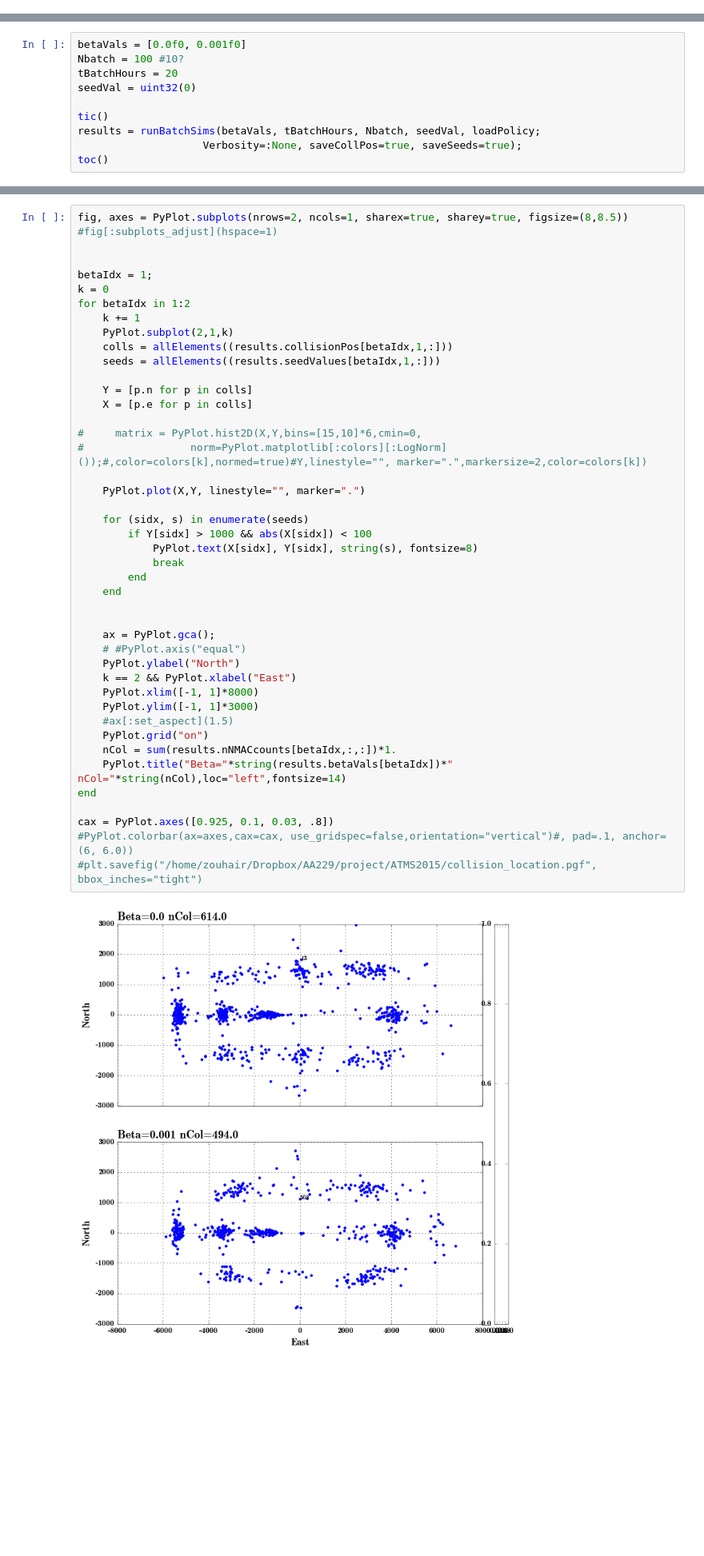
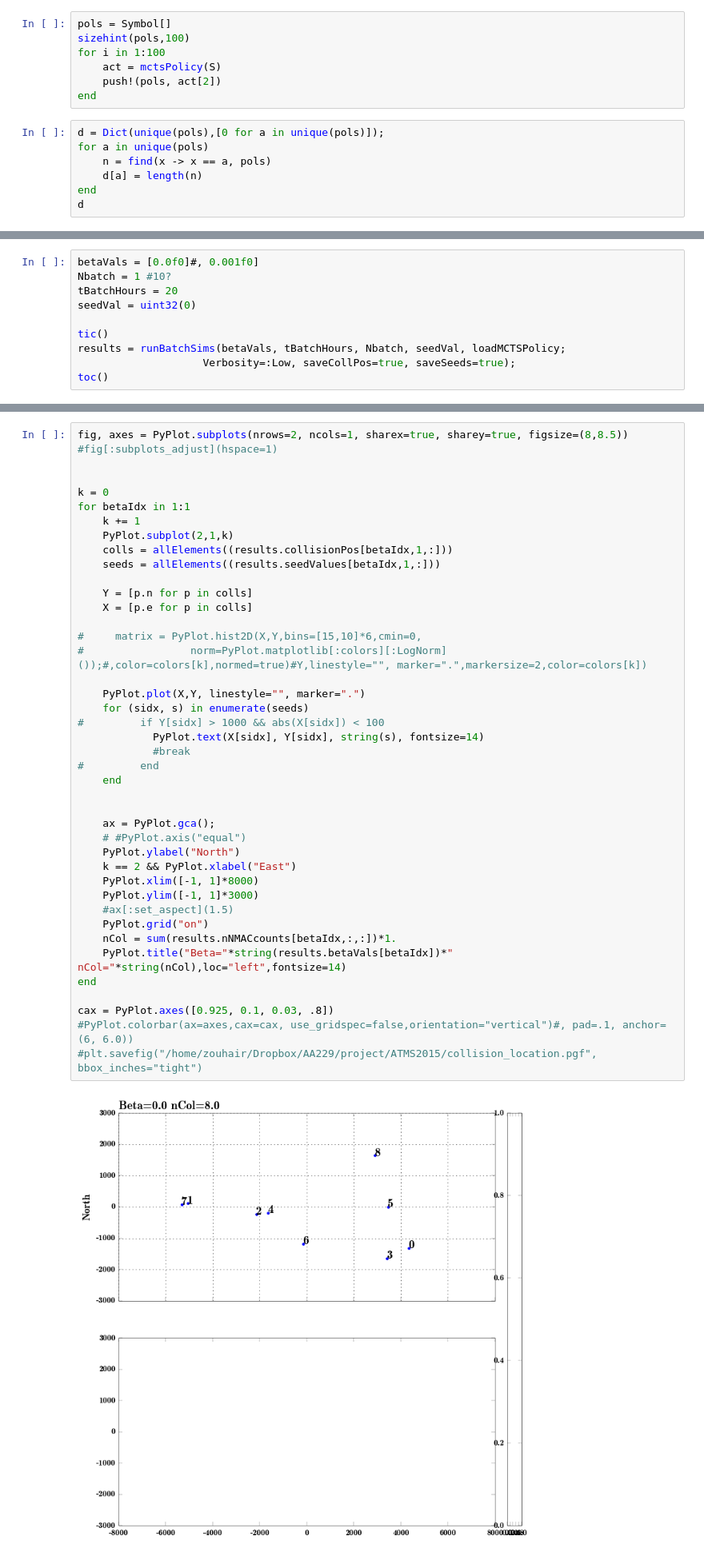
Before and after one commit to sisl/autoATC, a Jupyter notebook: 3dsim.ipynb, the cells around one changed output, grey strips where cells are left out. Shown at 80% size. Cells and saved outputs as stored; diff of their text form; blank space fills up the shorter version.

```diff
--- a/3dsim.ipynb
+++ b/3dsim.ipynb
@@ -38,0 +71,14 @@ elapsed time: 1.488341614 seconds (166887032 bytes allocated)
+# %%
+pols = Symbol[]
+sizehint(pols,100)
+for i in 1:100
+    act = mctsPolicy(S)
+    push!(pols, act[2])
+end
+# %%
+d = Dict(unique(pols),[0 for a in unique(pols)]);
+for a in unique(pols)
+    n = find(x -> x == a, pols)
+    d[a] = length(n)
+end
+d
@@ -65,11 +227,11 @@ length(aircraftList[1].sLocHist)
 # %%
-betaVals = [0.0f0, 0.001f0]
-Nbatch = 100 #10?
+betaVals = [0.0f0]#, 0.001f0]
+Nbatch = 1 #10?
 tBatchHours = 20
 seedVal = uint32(0)
 
 tic()
-results = runBatchSims(betaVals, tBatchHours, Nbatch, seedVal, loadPolicy;
-                    Verbosity=:None, saveCollPos=true, saveSeeds=true);
+results = runBatchSims(betaVals, tBatchHours, Nbatch, seedVal, loadMCTSPolicy;
+                    Verbosity=:Low, saveCollPos=true, saveSeeds=true);
 toc()
 # %% [output]
@@ -148,47 +285,45 @@ fig, axes = PyPlot.subplots(nrows=2, ncols=1, sharex=true, sharey=true, figsize=
 #fig[:subplots_adjust](hspace=1)
 
 
-betaIdx = 1;
 k = 0
-for betaIdx in 1:2
+for betaIdx in 1:1
     k += 1
     PyPlot.subplot(2,1,k)
     colls = allElements((results.collisionPos[betaIdx,1,:]))
     seeds = allElements((results.seedValues[betaIdx,1,:]))
 
     Y = [p.n for p in colls]
     X = [p.e for p in colls]
 
 #     matrix = PyPlot.hist2D(X,Y,bins=[15,10]*6,cmin=0,
 #                 norm=PyPlot.matplotlib[:colors][:LogNorm]());#,color=colors[k],normed=true)#Y,linestyle="", marker=".",markersize=2,color=colors[k])
 
     PyPlot.plot(X,Y, linestyle="", marker=".")
-
     for (sidx, s) in enumerate(seeds)
-        if Y[sidx] > 1000 && abs(X[sidx]) < 100
-            PyPlot.text(X[sidx], Y[sidx], string(s), fontsize=8)
-            break
-        end
+#         if Y[sidx] > 1000 && abs(X[sidx]) < 100
+            PyPlot.text(X[sidx], Y[sidx], string(s), fontsize=14)
+            #break
+#         end
     end
 
 
     ax = PyPlot.gca();
     # #PyPlot.axis("equal")
     PyPlot.ylabel("North")
     k == 2 && PyPlot.xlabel("East")
     PyPlot.xlim([-1, 1]*8000)
     PyPlot.ylim([-1, 1]*3000)
     #ax[:set_aspect](1.5)
     PyPlot.grid("on")
     nCol = sum(results.nNMACcounts[betaIdx,:,:])*1.
     PyPlot.title("Beta="*string(results.betaVals[betaIdx])*" nCol="*string(nCol),loc="left",fontsize=14)
 end
 
 cax = PyPlot.axes([0.925, 0.1, 0.03, .8])
 #PyPlot.colorbar(ax=axes,cax=cax, use_gridspec=false,orientation="vertical")#, pad=.1, anchor=(6, 6.0))
 #plt.savefig("/home/zouhair/Dropbox/AA229/project/ATMS2015/collision_location.pgf", bbox_inches="tight")
 # %% [output]
-[figure, old version]
+[figure, new version]
 PyObject <matplotlib.axes.Axes object at 0x...>
 # %%
 # histData_x = Vector{Float64}[]
```
Also changed, not shown: parts of 27 cells of this notebook, 5 other files.
